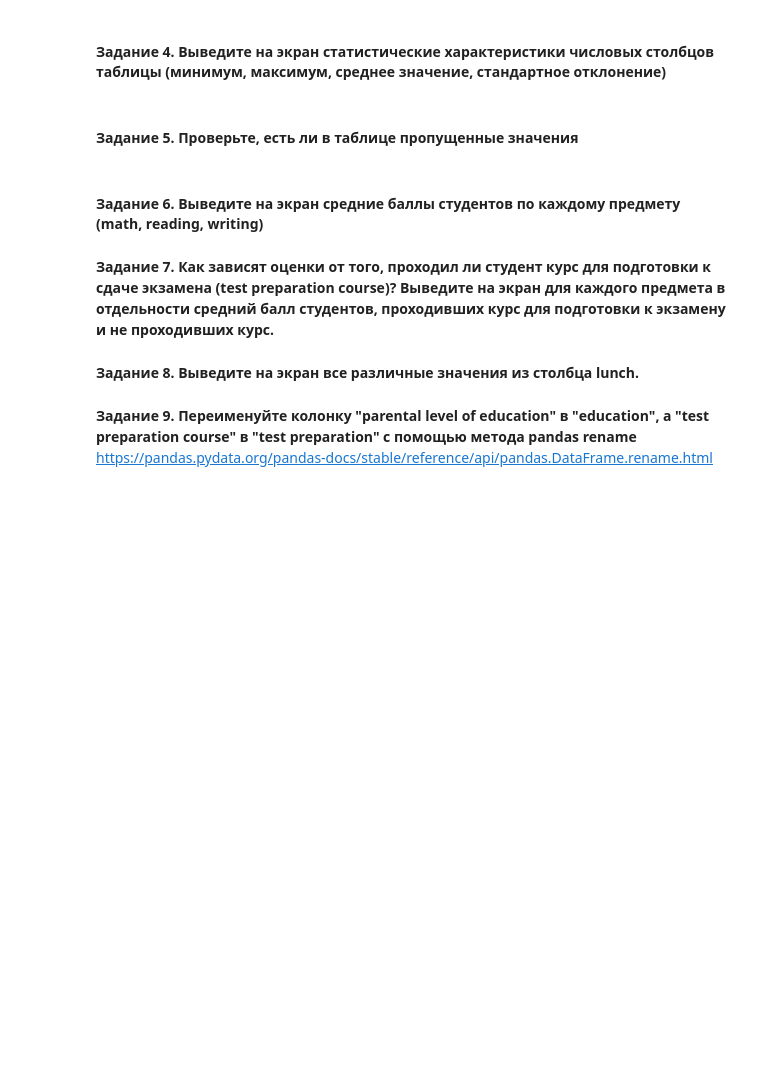
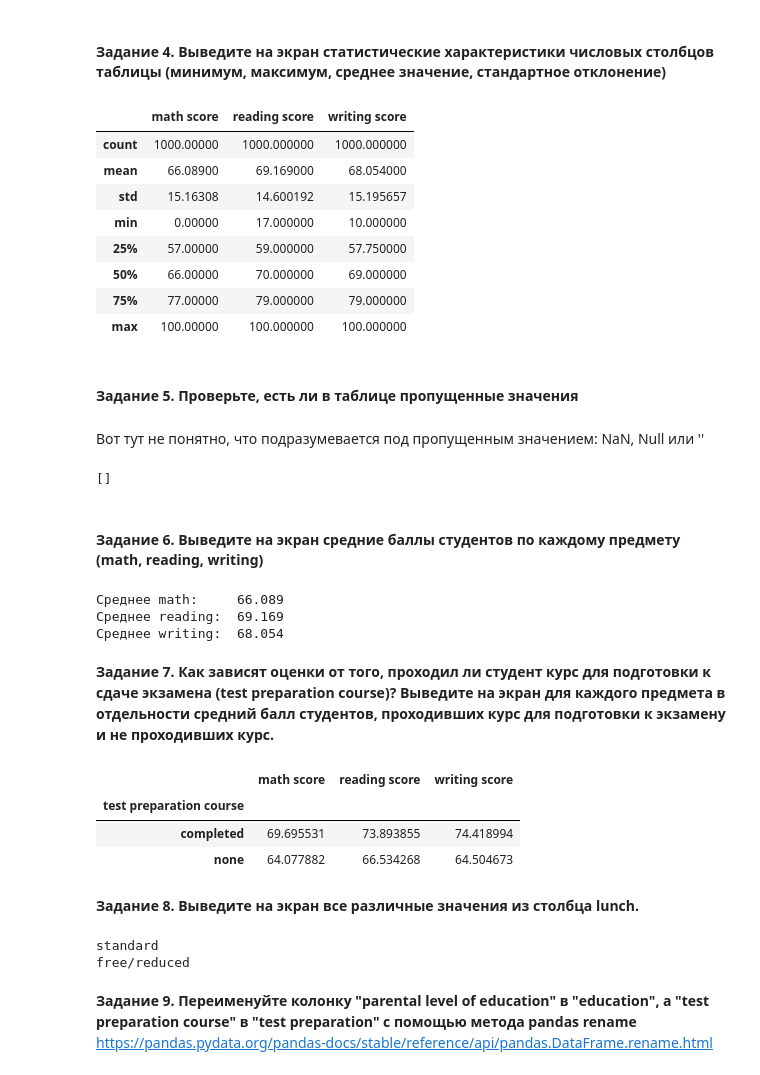
Before and after one commit to TyurinIvan/iad2021, a Jupyter notebook: hw1/hometask1_pandas.ipynb, the cells around one changed output. Saved outputs shown, nothing was run; the diff lists cells and outputs as text; code cells hidden in the pictures; blank space fills up the shorter version.

```diff
--- a/hw1/hometask1_pandas.ipynb
+++ b/hw1/hometask1_pandas.ipynb
@@ -101,5 +103,16 @@ print('Количество столбцов: ', df.shape[1])
 #### Задание 4. Выведите на экран статистические характеристики числовых столбцов таблицы (минимум, максимум, среднее значение, стандартное отклонение)
 # %%
 # your code here
+df.describe()
+# %% [output]
+|  | math score | reading score | writing score |
+| count | 1000.00000 | 1000.000000 | 1000.000000 |
+| mean | 66.08900 | 69.169000 | 68.054000 |
+| std | 15.16308 | 14.600192 | 15.195657 |
+| min | 0.00000 | 17.000000 | 10.000000 |
+| 25% | 57.00000 | 59.000000 | 57.750000 |
+| 50% | 66.00000 | 70.000000 | 69.000000 |
+| 75% | 77.00000 | 79.000000 | 79.000000 |
+| max | 100.00000 | 100.000000 | 100.000000 |
 # %% [markdown]
 #### Задание 5. Проверьте, есть ли в таблице пропущенные значения
@@ -108,2 +119,11 @@ print('Количество столбцов: ', df.shape[1])
+# %% [markdown]
+Вот тут не понятно, что подразумевается под пропущенным значением: NaN, Null или ''
+# %%
+# your code here
+import numpy as np
+[df.iloc[i,j] for i,j in zip(*np.where(pd.isnull(df)))]
+#print(np.where(pd.isnull(df)))
+# %% [output]
+[]
 # %% [markdown]
 #### Задание 6. Выведите на экран средние баллы студентов по каждому предмету (math, reading, writing)
@@ -112,2 +130,11 @@ print('Количество столбцов: ', df.shape[1])
+# %%
+# your code here
+print('Среднее math:    ', df['math score'].mean())
+print('Среднее reading: ', df['reading score'].mean())
+print('Среднее writing: ', df['writing score'].mean())
+# %% [output]
+Среднее math:     66.089
+Среднее reading:  69.169
+Среднее writing:  68.054
 # %% [markdown]
 **Задание 7. Как зависят оценки от того, проходил ли студент курс для подготовки к сдаче экзамена (test preparation course)? Выведите на экран для каждого предмета в отдельности средний балл студентов, проходивших курс для подготовки к экзамену и не проходивших курс.**
@@ -116,7 +141,20 @@ print('Количество столбцов: ', df.shape[1])
+# %%
+# your code here
+df.groupby("test preparation course")['math score', 'reading score', 'writing score'].apply(lambda x: x.mean())
+# %% [output]
+|  | math score | reading score | writing score |
+| test preparation course |  |  |  |
+| completed | 69.695531 | 73.893855 | 74.418994 |
+| none | 64.077882 | 66.534268 | 64.504673 |
 # %% [markdown]
 **Задание 8. Выведите на экран все различные значения из столбца lunch.**
 # %%
 # your code here
+for name in df['lunch'].unique():
+  print(name)
+# %% [output]
+standard
+free/reduced
 # %% [markdown]
 **Задание 9. Переименуйте колонку "parental level of education" в "education", а "test preparation course" в "test preparation" с помощью метода pandas rename**
 https://pandas.pydata.org/pandas-docs/stable/reference/api/pandas.DataFrame.rename.html
```
Also changed, not shown: parts of 4 cells of this notebook.
